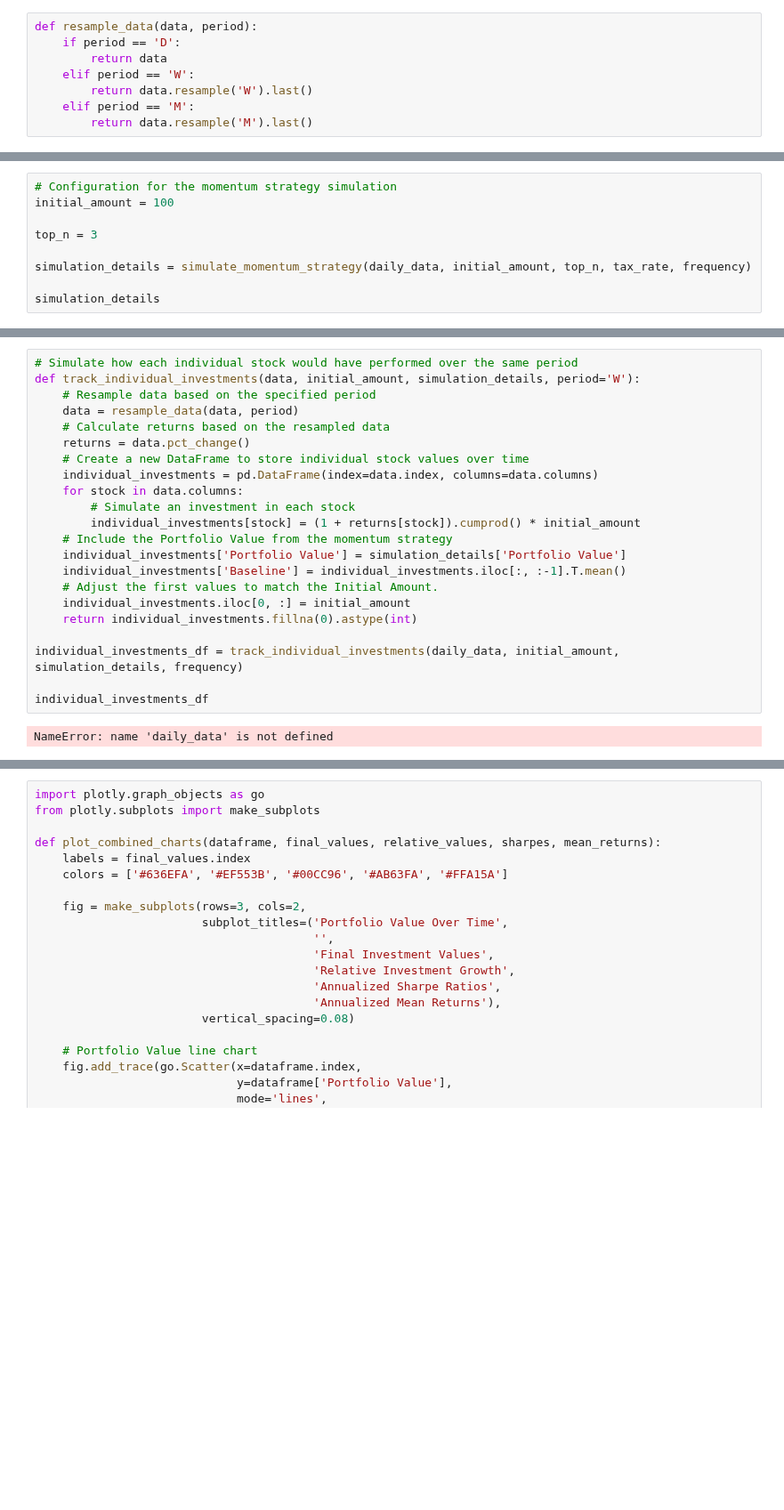
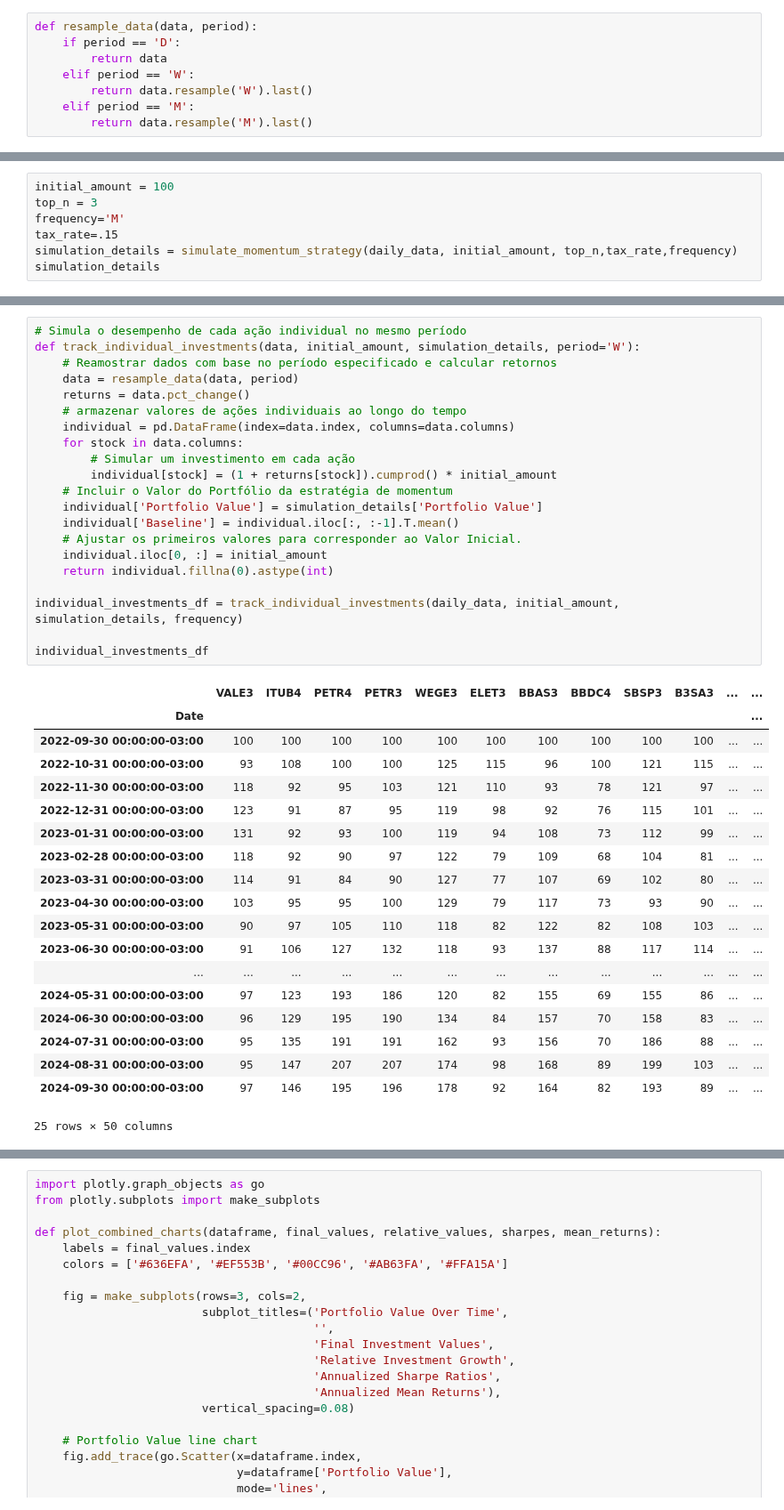
Before and after one commit to BDonadelli/Finance-playground, a Jupyter notebook: Momentum_top_5_2.ipynb, the cells around one changed output, grey strips where cells are left out. Shown at 89% size. Saved outputs shown, nothing was run; the diff lists cells and outputs as text; blank space fills up the shorter version.

```diff
--- a/Momentum_top_5_2.ipynb
+++ b/Momentum_top_5_2.ipynb
@@ -86,12 +123,10 @@ def simulate_momentum_strategy(data, initial_amount, top_n, tax_rate = 0.15 , pe
     simulation_details.loc[log_returns.index[0], 'Portfolio Value'] = initial_amount
     return simulation_details
 # %%
-# Configuration for the momentum strategy simulation
 initial_amount = 100
-
 top_n = 3
-
-simulation_details = simulate_momentum_strategy(daily_data, initial_amount, top_n, tax_rate, frequency)
-
+frequency='M'
+tax_rate=.15
+simulation_details = simulate_momentum_strategy(daily_data, initial_amount, top_n,tax_rate,frequency)
 simulation_details
 # %% [output]
@@ -99,27 +151,44 @@ NameError: name 'tax_rate' is not defined
 # %%
-# Simulate how each individual stock would have performed over the same period
+# Simula o desempenho de cada ação individual no mesmo período
 def track_individual_investments(data, initial_amount, simulation_details, period='W'):
-    # Resample data based on the specified period
+    # Reamostrar dados com base no período especificado e calcular retornos
     data = resample_data(data, period)
-    # Calculate returns based on the resampled data
     returns = data.pct_change()
-    # Create a new DataFrame to store individual stock values over time
-    individual_investments = pd.DataFrame(index=data.index, columns=data.columns)
+    # armazenar valores de ações individuais ao longo do tempo
+    individual = pd.DataFrame(index=data.index, columns=data.columns)
     for stock in data.columns:
-        # Simulate an investment in each stock
-        individual_investments[stock] = (1 + returns[stock]).cumprod() * initial_amount
-    # Include the Portfolio Value from the momentum strategy
-    individual_investments['Portfolio Value'] = simulation_details['Portfolio Value']
-    individual_investments['Baseline'] = individual_investments.iloc[:, :-1].T.mean()
-    # Adjust the first values to match the Initial Amount.
-    individual_investments.iloc[0, :] = initial_amount
-    return individual_investments.fillna(0).astype(int)
+        # Simular um investimento em cada ação
+        individual[stock] = (1 + returns[stock]).cumprod() * initial_amount
+    # Incluir o Valor do Portfólio da estratégia de momentum
+    individual['Portfolio Value'] = simulation_details['Portfolio Value']
+    individual['Baseline'] = individual.iloc[:, :-1].T.mean()
+    # Ajustar os primeiros valores para corresponder ao Valor Inicial.
+    individual.iloc[0, :] = initial_amount
+    return individual.fillna(0).astype(int)
 
 individual_investments_df = track_individual_investments(daily_data, initial_amount, simulation_details, frequency)
 
 individual_investments_df
 # %% [output]
+|  | VALE3 | ITUB4 | PETR4 | PETR3 | WEGE3 | ELET3 | BBAS3 | BBDC4 | SBSP3 | B3SA3 | ... | ... |
+| Date |  |  |  |  |  |  |  |  |  |  |  | ... |
+| 2022-09-30 00:00:00-03:00 | 100 | 100 | 100 | 100 | 100 | 100 | 100 | 100 | 100 | 100 | ... | ... |
+| 2022-10-31 00:00:00-03:00 | 93 | 108 | 100 | 100 | 125 | 115 | 96 | 100 | 121 | 115 | ... | ... |
+| 2022-11-30 00:00:00-03:00 | 118 | 92 | 95 | 103 | 121 | 110 | 93 | 78 | 121 | 97 | ... | ... |
+| 2022-12-31 00:00:00-03:00 | 123 | 91 | 87 | 95 | 119 | 98 | 92 | 76 | 115 | 101 | ... | ... |
+| 2023-01-31 00:00:00-03:00 | 131 | 92 | 93 | 100 | 119 | 94 | 108 | 73 | 112 | 99 | ... | ... |
+| 2023-02-28 00:00:00-03:00 | 118 | 92 | 90 | 97 | 122 | 79 | 109 | 68 | 104 | 81 | ... | ... |
+| 2023-03-31 00:00:00-03:00 | 114 | 91 | 84 | 90 | 127 | 77 | 107 | 69 | 102 | 80 | ... | ... |
+| 2023-04-30 00:00:00-03:00 | 103 | 95 | 95 | 100 | 129 | 79 | 117 | 73 | 93 | 90 | ... | ... |
+| 2023-05-31 00:00:00-03:00 | 90 | 97 | 105 | 110 | 118 | 82 | 122 | 82 | 108 | 103 | ... | ... |
+| 2023-06-30 00:00:00-03:00 | 91 | 106 | 127 | 132 | 118 | 93 | 137 | 88 | 117 | 114 | ... | ... |
+| ... | ... | ... | ... | ... | ... | ... | ... | ... | ... | ... | ... | ... |
+| 2024-05-31 00:00:00-03:00 | 97 | 123 | 193 | 186 | 120 | 82 | 155 | 69 | 155 | 86 | ... | ... |
+| 2024-06-30 00:00:00-03:00 | 96 | 129 | 195 | 190 | 134 | 84 | 157 | 70 | 158 | 83 | ... | ... |
+| 2024-07-31 00:00:00-03:00 | 95 | 135 | 191 | 191 | 162 | 93 | 156 | 70 | 186 | 88 | ... | ... |
+| 2024-08-31 00:00:00-03:00 | 95 | 147 | 207 | 207 | 174 | 98 | 168 | 89 | 199 | 103 | ... | ... |
+| 2024-09-30 00:00:00-03:00 | 97 | 146 | 195 | 196 | 178 | 92 | 164 | 82 | 193 | 89 | ... | ... |
-NameError: name 'daily_data' is not defined
+25 rows × 50 columns
 # %%
 from scipy.stats import ttest_1samp
 
```
Also changed, not shown: parts of 8 cells of this notebook, 2 other files.
